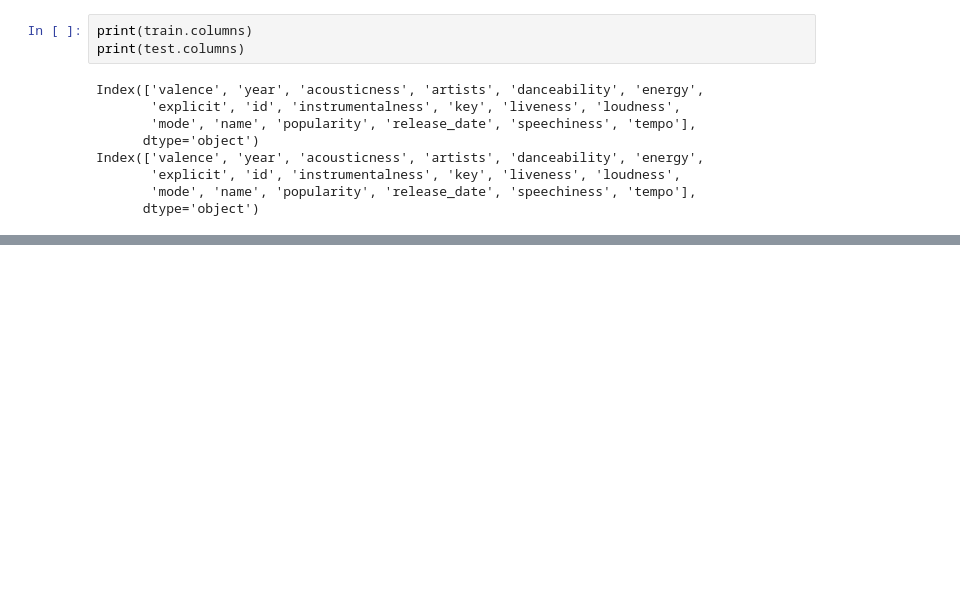
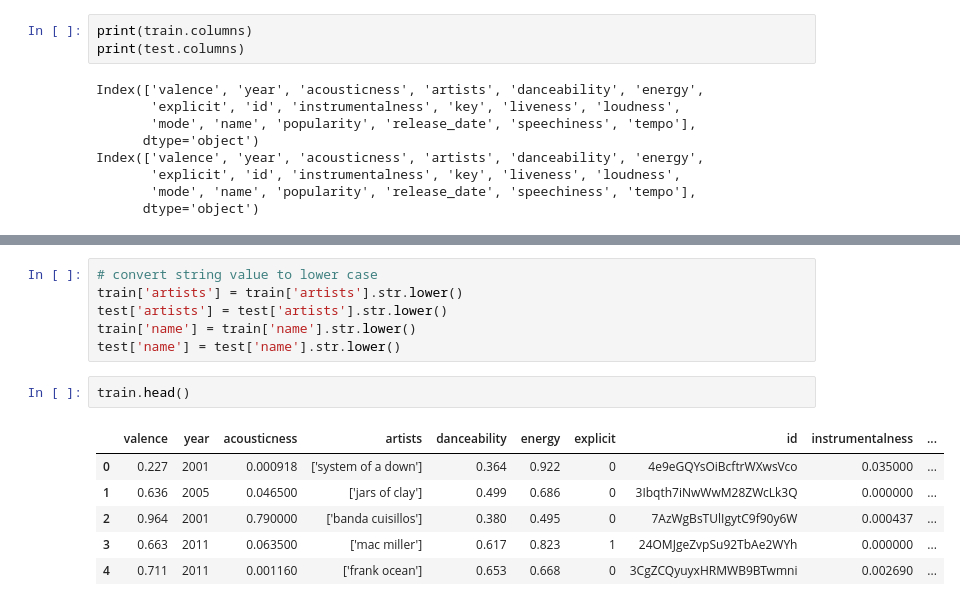
Before and after one commit to quangLinh9038/pds-group-project, a Jupyter notebook: assignment3.ipynb, the cells around one changed output, grey strips where cells are left out. Drawn from its saved outputs; the diff is of its cells as text; blank space fills up the shorter version.

```diff
--- a/assignment3.ipynb
+++ b/assignment3.ipynb
@@ -271,0 +321,15 @@ Index(['valence', 'year', 'acousticness', 'artists', 'danceability', 'energy',
+# %%
+# convert string value to lower case
+train['artists'] = train['artists'].str.lower()
+test['artists'] = test['artists'].str.lower()
+train['name'] = train['name'].str.lower()
+test['name'] = test['name'].str.lower()
+# %%
+train.head()
+# %% [output]
+|  | valence | year | acousticness | artists | danceability | energy | explicit | id | instrumentalness | ... |
+| 0 | 0.227 | 2001 | 0.000918 | ['system of a down'] | 0.364 | 0.922 | 0 | 4e9eGQYsOiBcftrWXwsVco | 0.035000 | ... |
+| 1 | 0.636 | 2005 | 0.046500 | ['jars of clay'] | 0.499 | 0.686 | 0 | 3Ibqth7iNwWwM28ZWcLk3Q | 0.000000 | ... |
+| 2 | 0.964 | 2001 | 0.790000 | ['banda cuisillos'] | 0.380 | 0.495 | 0 | 7AzWgBsTUlIgytC9f90y6W | 0.000437 | ... |
+| 3 | 0.663 | 2011 | 0.063500 | ['mac miller'] | 0.617 | 0.823 | 1 | 24OMJgeZvpSu92TbAe2WYh | 0.000000 | ... |
+| 4 | 0.711 | 2011 | 0.001160 | ['frank ocean'] | 0.653 | 0.668 | 0 | 3CgZCQyuyxHRMWB9BTwmni | 0.002690 | ... |
```
Also changed, not shown: parts of 6 cells of this notebook.
